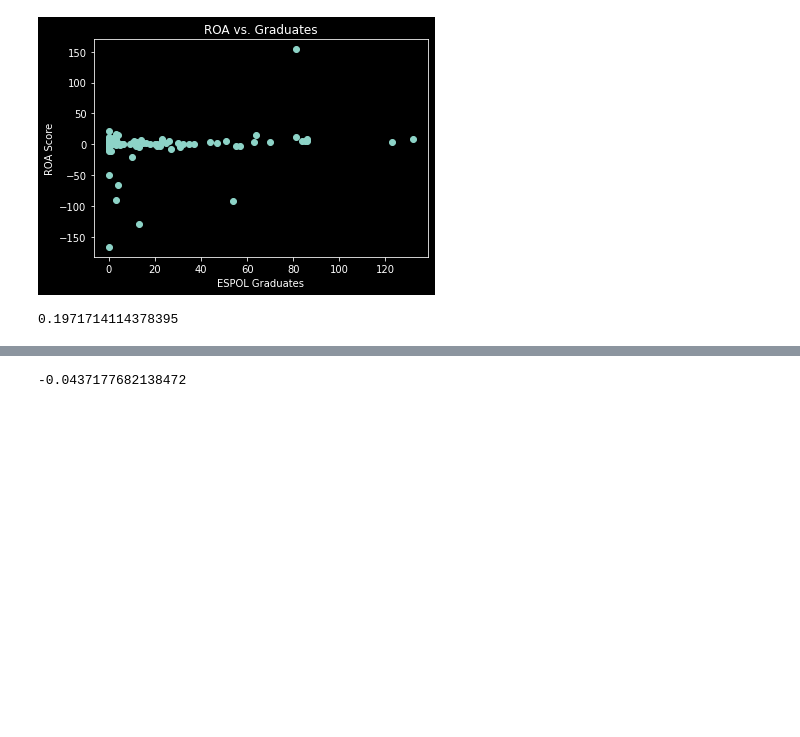
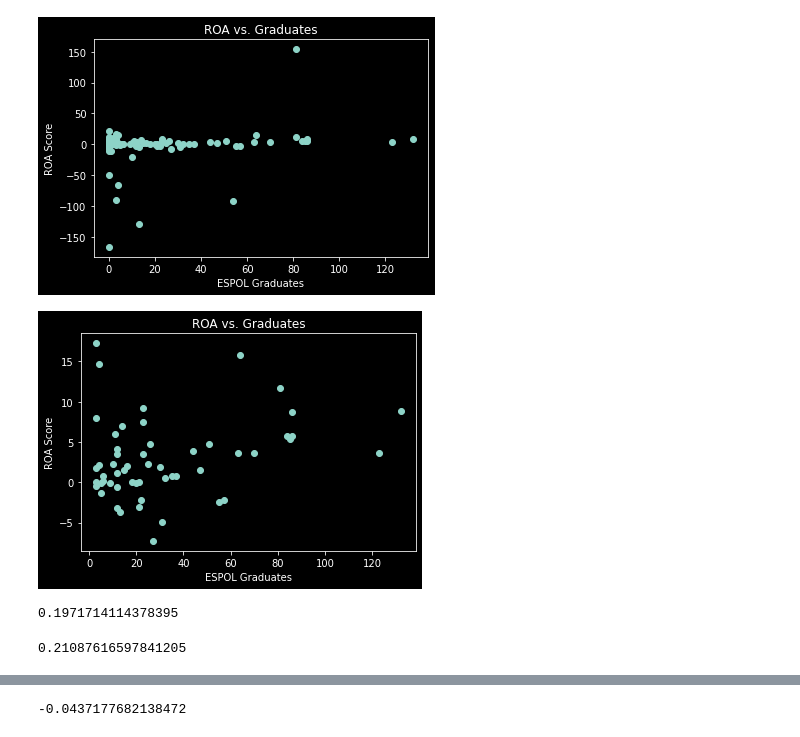
Before and after one commit to JFNebel/ecuadorian-graduates-workforce-mobility, a Jupyter notebook: Avance1/Pregunta5.ipynb, the cells around one changed output, grey strips where cells are left out. Drawn from its saved outputs; the diff is of its cells as text; code cells hidden in the pictures; blank space fills up the shorter version.

```diff
--- a/Avance1/Pregunta5.ipynb
+++ b/Avance1/Pregunta5.ipynb
@@ -129,4 +129,14 @@ plt.title("ROA vs. Graduates")
 plt.show()
 # %% [output]
 [figure]
+# %%
+# Let's zoom in to appreciate better
+df_viz = df.loc[ (df['ESPOL'] < 1000) & (abs(df['ROA']) < 20) & (df['ESPOL'] > 2)]
+plt.plot( 'ESPOL', 'ROA', data=df_viz, linestyle='none', marker='o')
+plt.xlabel('ESPOL Graduates')
+plt.ylabel('ROA Score')
+plt.title("ROA vs. Graduates")
+plt.show()
+# %% [output]
+[figure, added]
 # %%
@@ -135,5 +145,11 @@ df_corr = df[["ROA", "ESPOL"]].corr()
 df_corr.loc["ROA", "ESPOL"]
 # %% [output]
 0.1971714114378395
+# %%
+# Pearson is suceptible to be influeced by great distance between values (outliers) so let's check with Spearman as well
+df_corr_spear = df[["ROA", "ESPOL"]].corr(method='spearman')
+df_corr_spear.loc["ROA", "ESPOL"]
+# %% [output]
+0.21087616597841205
 # %% [markdown]
 ### Preemptive analysis
```
Also changed, not shown: parts of 5 cells of this notebook, 3 other files.
